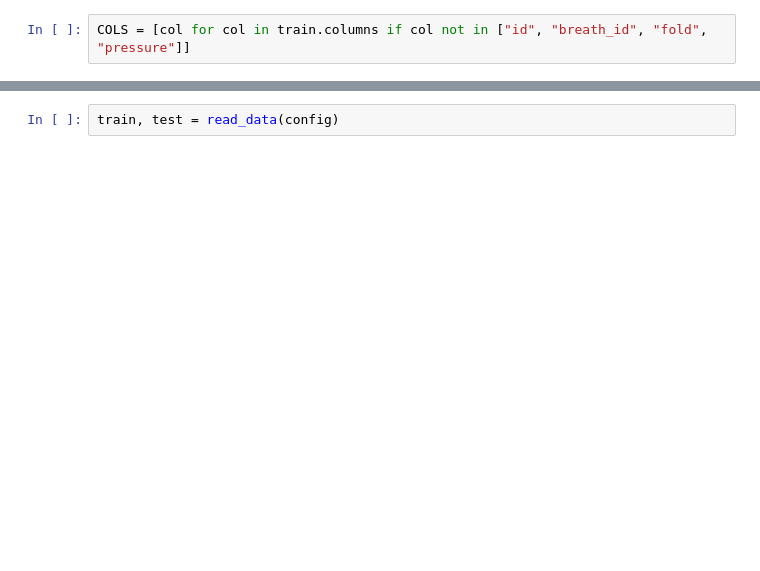
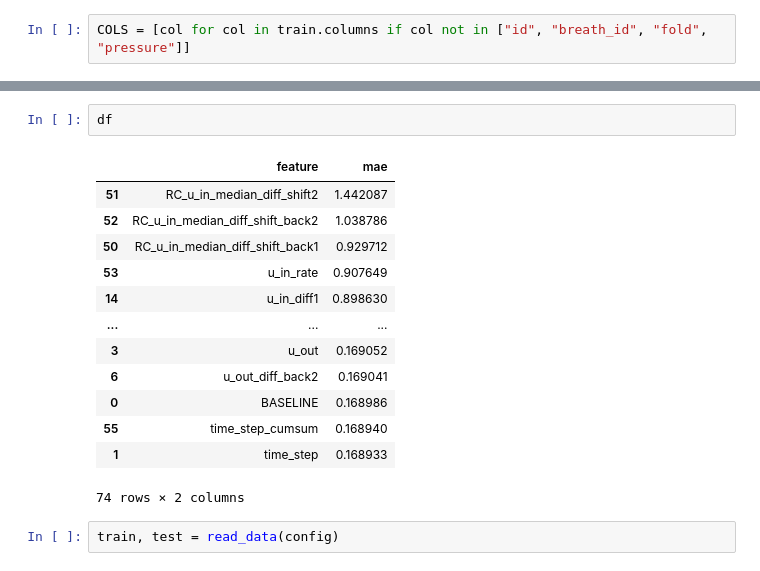
Before and after one commit to ZiyueWang25/GBVPP, a Jupyter notebook: notebook/FeatureImportance.ipynb, the cells around one changed output, grey strips where cells are left out. Saved outputs shown, nothing was run; the diff lists cells and outputs as text; blank space fills up the shorter version.

```diff
--- a/notebook/FeatureImportance.ipynb
+++ b/notebook/FeatureImportance.ipynb
@@ -162,2 +177,18 @@ df.to_csv(f'../output/lstm_feature_importance_fold_1.csv',index=False)
+# %%
+df
+# %% [output]
+|  | feature | mae |
+| 51 | RC_u_in_median_diff_shift2 | 1.442087 |
+| 52 | RC_u_in_median_diff_shift_back2 | 1.038786 |
+| 50 | RC_u_in_median_diff_shift_back1 | 0.929712 |
+| 53 | u_in_rate | 0.907649 |
+| 14 | u_in_diff1 | 0.898630 |
+| ... | ... | ... |
+| 3 | u_out | 0.169052 |
+| 6 | u_out_diff_back2 | 0.169041 |
+| 0 | BASELINE | 0.168986 |
+| 55 | time_step_cumsum | 0.168940 |
+| 1 | time_step | 0.168933 |
+74 rows × 2 columns
 # %%
 train, test = read_data(config)
```
Also changed, not shown: parts of 10 cells of this notebook, 7 other files.
